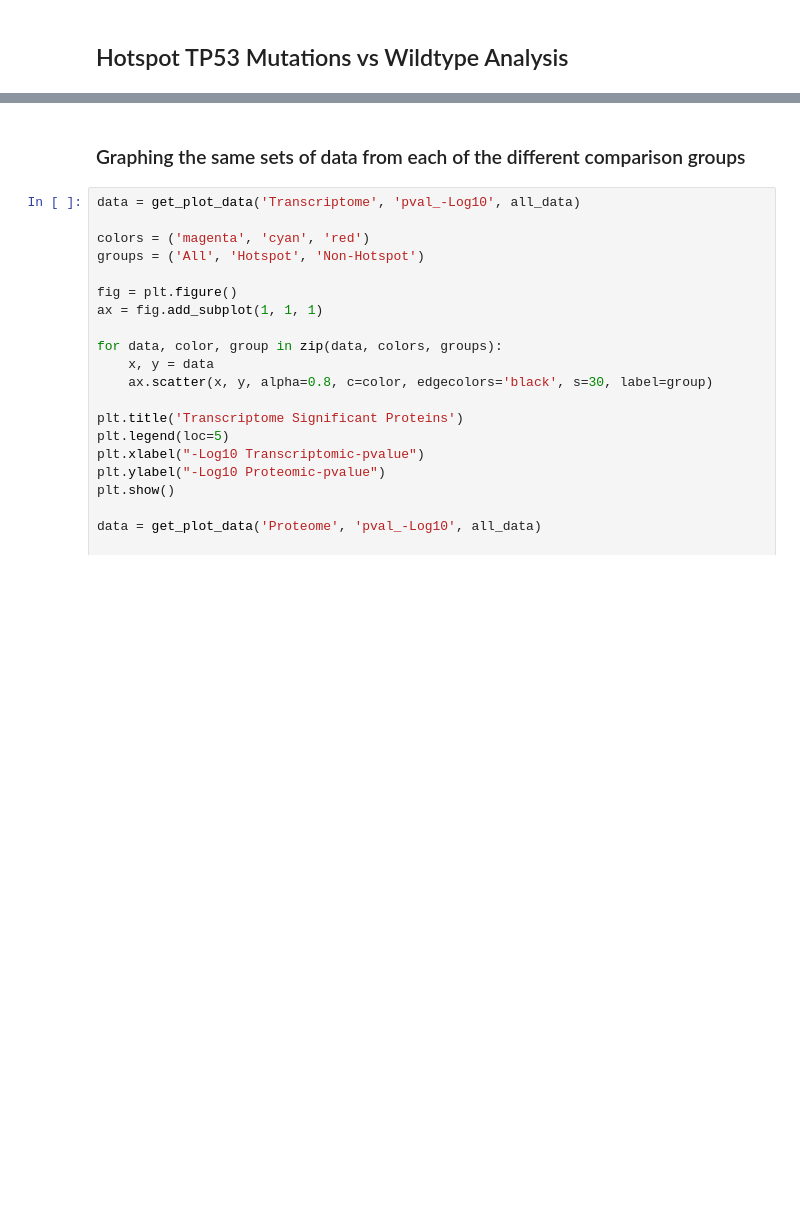
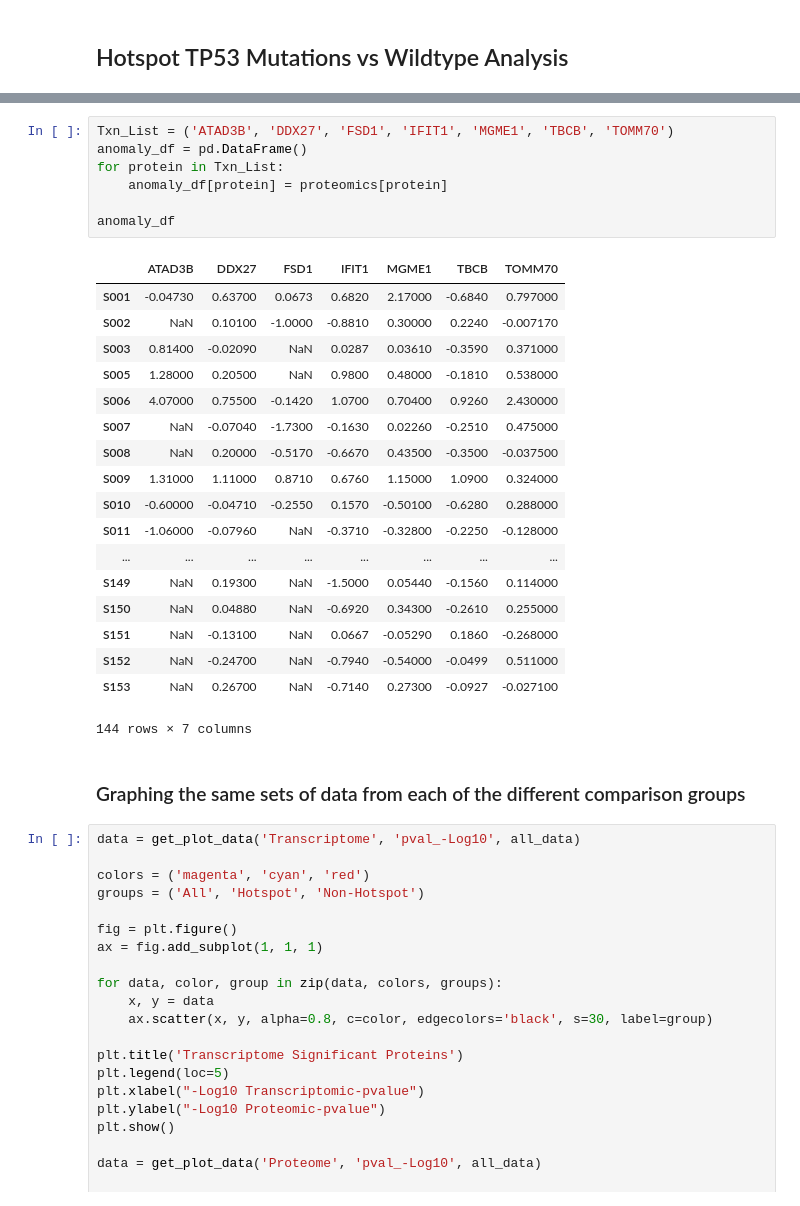
Before and after one commit to PayneLab/UCEC-clinical-stat-analysis, a Jupyter notebook: Protein_Notebooks/TP53/Transcriptome_Analysis/TP53_Transcriptome_Vs_Proteome_Unique_Analysis.ipynb, the cells around one changed output, grey strips where cells are left out. Saved outputs shown, nothing was run; the diff lists cells and outputs as text; blank space fills up the shorter version.

```diff
--- a/Protein_Notebooks/TP53/Transcriptome_Analysis/TP53_Transcriptome_Vs_Proteome_Unique_Analysis.ipynb
+++ b/Protein_Notebooks/TP53/Transcriptome_Analysis/TP53_Transcriptome_Vs_Proteome_Unique_Analysis.ipynb
@@ -408,3 +337,29 @@ get_plot_density('Non_Hotspot', 'pval_-Log10', all_data)
+# %%
+Txn_List = ('ATAD3B', 'DDX27', 'FSD1', 'IFIT1', 'MGME1', 'TBCB', 'TOMM70')
+anomaly_df = pd.DataFrame()
+for protein in Txn_List:
+    anomaly_df[protein] = proteomics[protein]
+
+anomaly_df
+# %% [output]
+|  | ATAD3B | DDX27 | FSD1 | IFIT1 | MGME1 | TBCB | TOMM70 |
+| S001 | -0.04730 | 0.63700 | 0.0673 | 0.6820 | 2.17000 | -0.6840 | 0.797000 |
+| S002 | NaN | 0.10100 | -1.0000 | -0.8810 | 0.30000 | 0.2240 | -0.007170 |
+| S003 | 0.81400 | -0.02090 | NaN | 0.0287 | 0.03610 | -0.3590 | 0.371000 |
+| S005 | 1.28000 | 0.20500 | NaN | 0.9800 | 0.48000 | -0.1810 | 0.538000 |
+| S006 | 4.07000 | 0.75500 | -0.1420 | 1.0700 | 0.70400 | 0.9260 | 2.430000 |
+| S007 | NaN | -0.07040 | -1.7300 | -0.1630 | 0.02260 | -0.2510 | 0.475000 |
+| S008 | NaN | 0.20000 | -0.5170 | -0.6670 | 0.43500 | -0.3500 | -0.037500 |
+| S009 | 1.31000 | 1.11000 | 0.8710 | 0.6760 | 1.15000 | 1.0900 | 0.324000 |
+| S010 | -0.60000 | -0.04710 | -0.2550 | 0.1570 | -0.50100 | -0.6280 | 0.288000 |
+| S011 | -1.06000 | -0.07960 | NaN | -0.3710 | -0.32800 | -0.2250 | -0.128000 |
+| ... | ... | ... | ... | ... | ... | ... | ... |
+| S149 | NaN | 0.19300 | NaN | -1.5000 | 0.05440 | -0.1560 | 0.114000 |
+| S150 | NaN | 0.04880 | NaN | -0.6920 | 0.34300 | -0.2610 | 0.255000 |
+| S151 | NaN | -0.13100 | NaN | 0.0667 | -0.05290 | 0.1860 | -0.268000 |
+| S152 | NaN | -0.24700 | NaN | -0.7940 | -0.54000 | -0.0499 | 0.511000 |
+| S153 | NaN | 0.26700 | NaN | -0.7140 | 0.27300 | -0.0927 | -0.027100 |
+144 rows × 7 columns
 # %% [markdown]
 ### Graphing the same sets of data from each of the different comparison groups
 # %%
```
Also changed, not shown: parts of 18 cells of this notebook.
